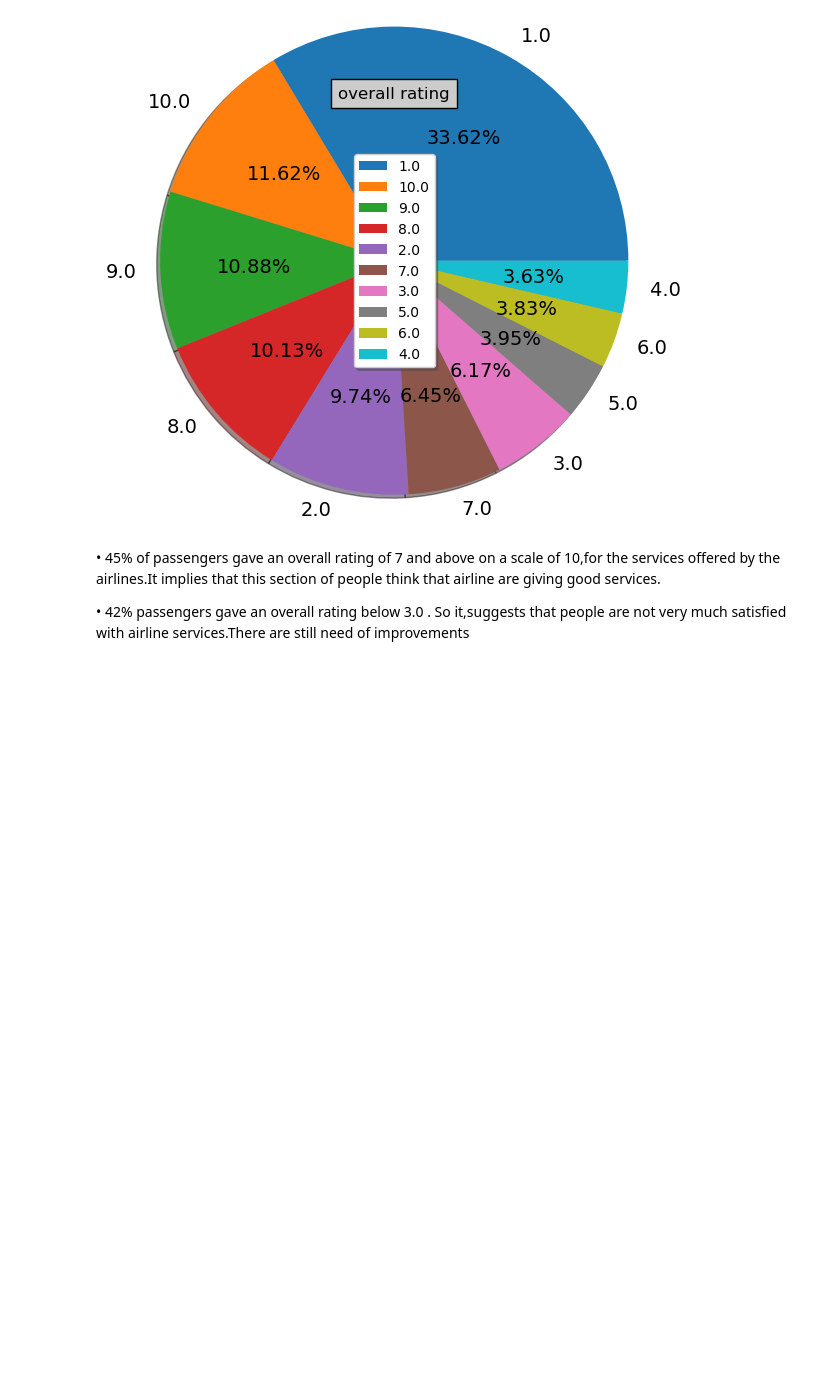
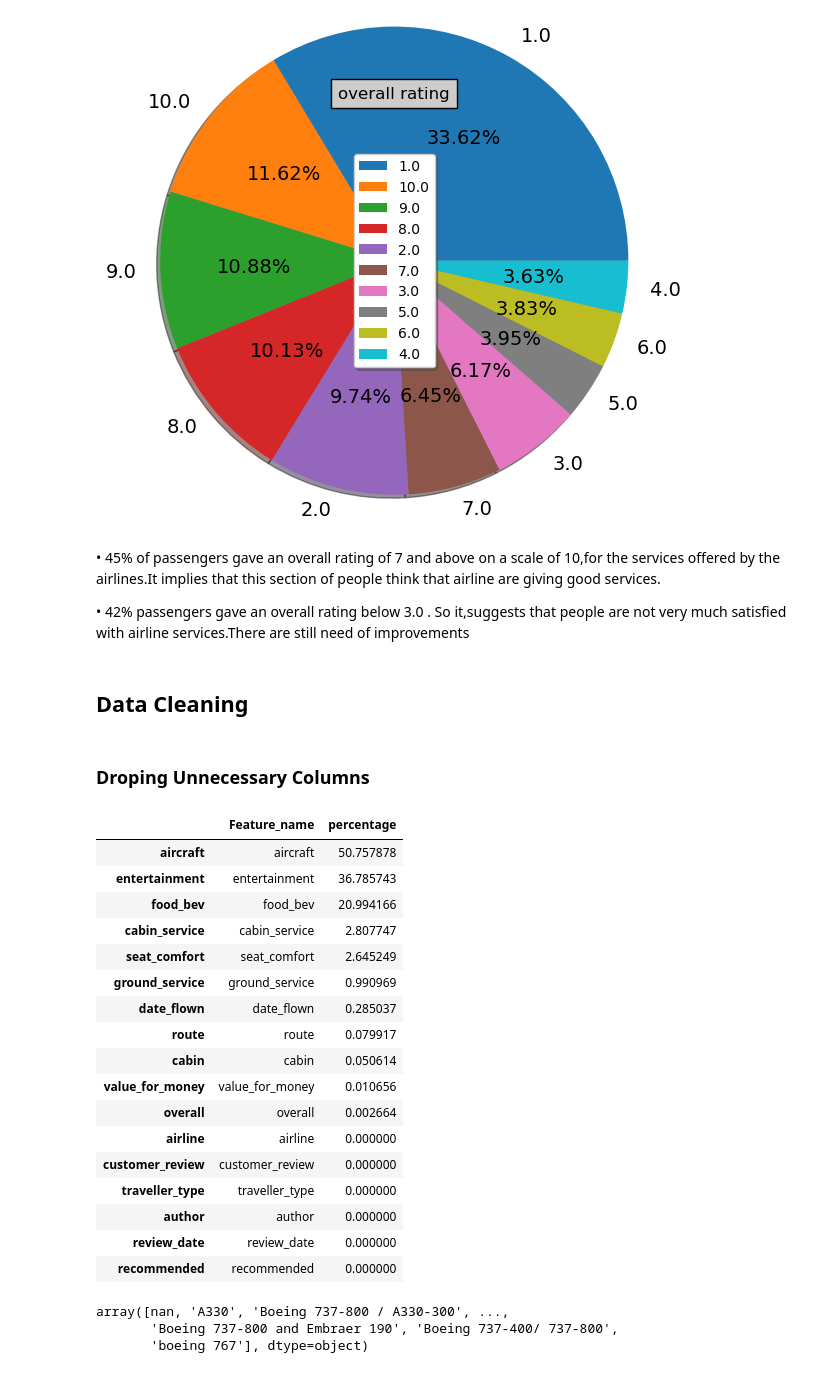
Before and after one commit to Siddharth3271/Airline-Passenger-Refferal-Prediction, a Jupyter notebook: code.ipynb, the cells around one changed output. Drawn from its saved outputs; the diff is of its cells as text; code cells hidden in the pictures; blank space fills up the shorter version.

```diff
--- a/code.ipynb
+++ b/code.ipynb
@@ -525,3 +525,42 @@ Name: count, dtype: int64
 •	45% of passengers gave an overall rating of 7 and above on a scale of 10,for the services offered by the airlines.It implies that this section of people think that airline are giving good services.
 
 •	42% passengers gave an overall rating below 3.0 . So it,suggests that people are not very much satisfied with airline services.There are still need of improvements
+# %% [markdown]
+## Data Cleaning
+# %% [markdown]
+### Droping Unnecessary Columns
+# %%
+#counting percentage wise null values
+def missing_value_check(df):
+    percent_missing_value=airline_df.isnull().sum()*100/len(airline_df)
+    miss_values_df=pd.DataFrame({"Feature_name":airline_df.columns,"percentage":percent_missing_value})
+    return miss_values_df.sort_values('percentage',ascending=False)
+
+#checking percentage wise missing values
+missing_value_check(airline_df)
+# %% [output]
+|  | Feature_name | percentage |
+| aircraft | aircraft | 50.757878 |
+| entertainment | entertainment | 36.785743 |
+| food_bev | food_bev | 20.994166 |
+| cabin_service | cabin_service | 2.807747 |
+| seat_comfort | seat_comfort | 2.645249 |
+| ground_service | ground_service | 0.990969 |
+| date_flown | date_flown | 0.285037 |
+| route | route | 0.079917 |
+| cabin | cabin | 0.050614 |
+| value_for_money | value_for_money | 0.010656 |
+| overall | overall | 0.002664 |
+| airline | airline | 0.000000 |
+| customer_review | customer_review | 0.000000 |
+| traveller_type | traveller_type | 0.000000 |
+| author | author | 0.000000 |
+| review_date | review_date | 0.000000 |
+| recommended | recommended | 0.000000 |
+# %%
+#check unique aircraft names
+airline_df.aircraft.unique()
+# %% [output]
+array([nan, 'A330', 'Boeing 737-800 / A330-300', ...,
+       'Boeing 737-800 and Embraer 190', 'Boeing 737-400/ 737-800',
+       'boeing 767'], dtype=object)
```
Also changed, not shown: parts of 18 cells of this notebook.
